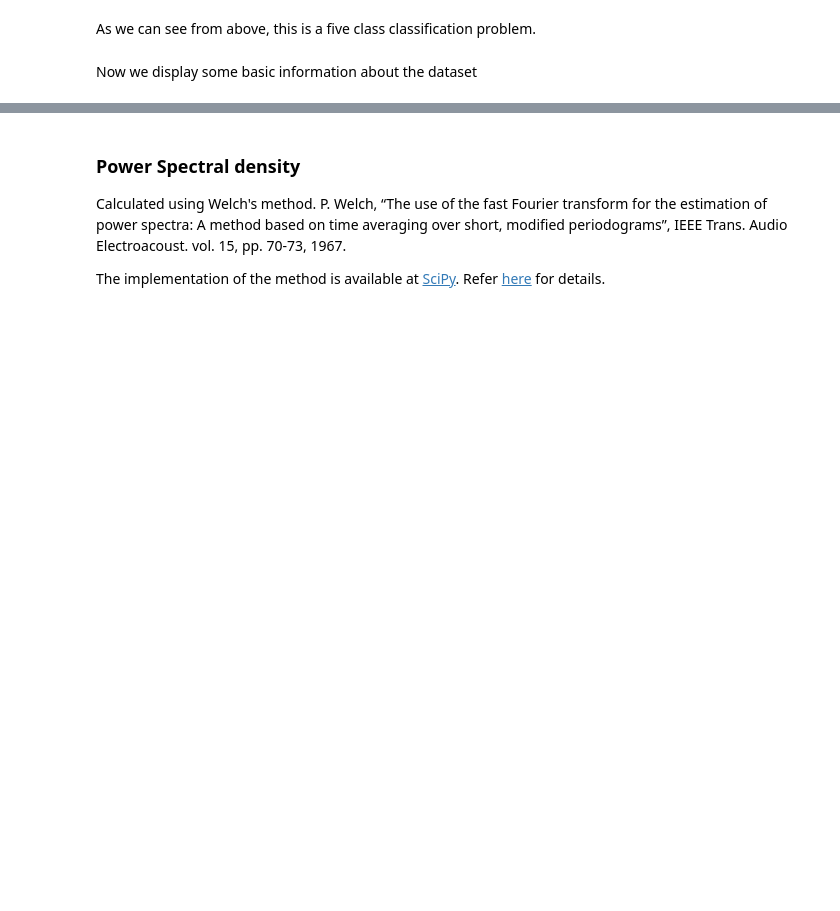
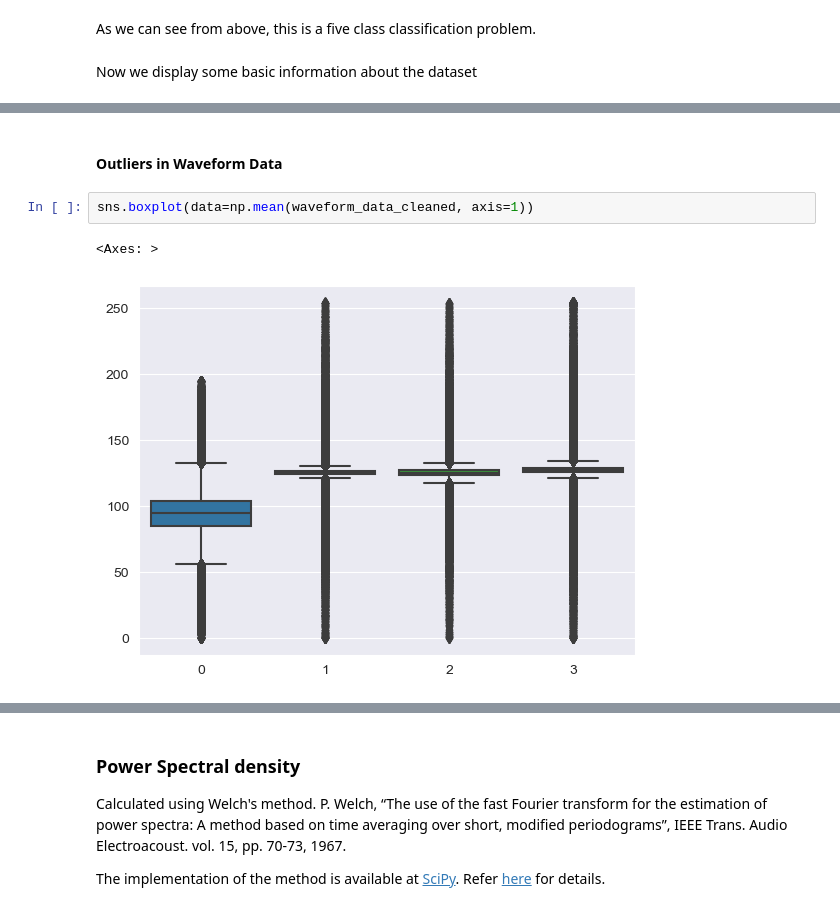
Before and after one commit to arijitde92/OSAS_Detection, a Jupyter notebook: preprocess_dataset.ipynb, the cells around one changed output, grey strips where cells are left out. Saved outputs shown, nothing was run; the diff lists cells and outputs as text; blank space fills up the shorter version.

```diff
--- a/preprocess_dataset.ipynb
+++ b/preprocess_dataset.ipynb
@@ -380,0 +222,7 @@ plt.show()
+# %% [markdown]
+#### Outliers in Waveform Data
+# %%
+sns.boxplot(data=np.mean(waveform_data_cleaned, axis=1))
+# %% [output]
+<Axes: >
+[figure, added]
```
Also changed, not shown: parts of 90 cells of this notebook, 9 other files.
